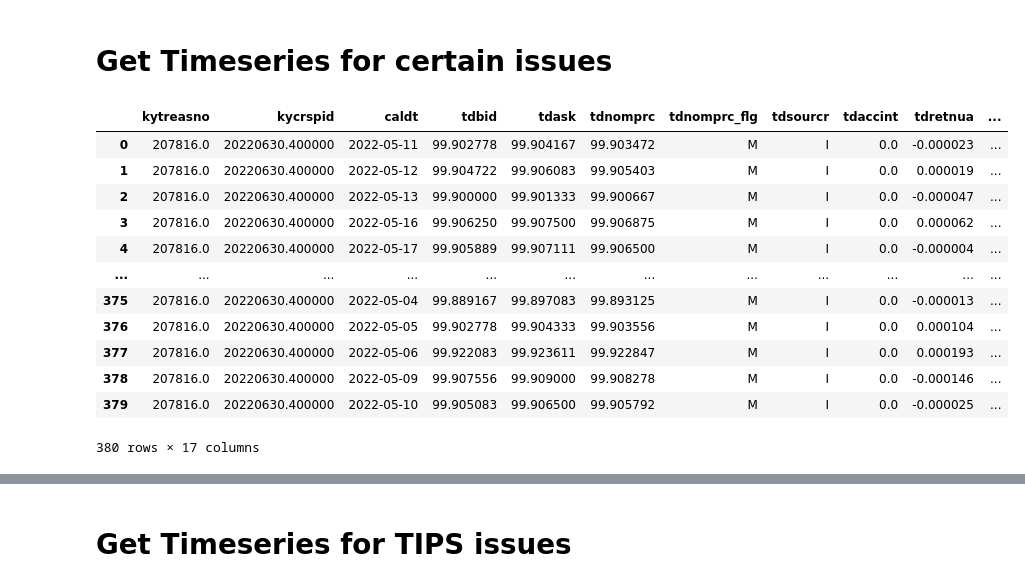
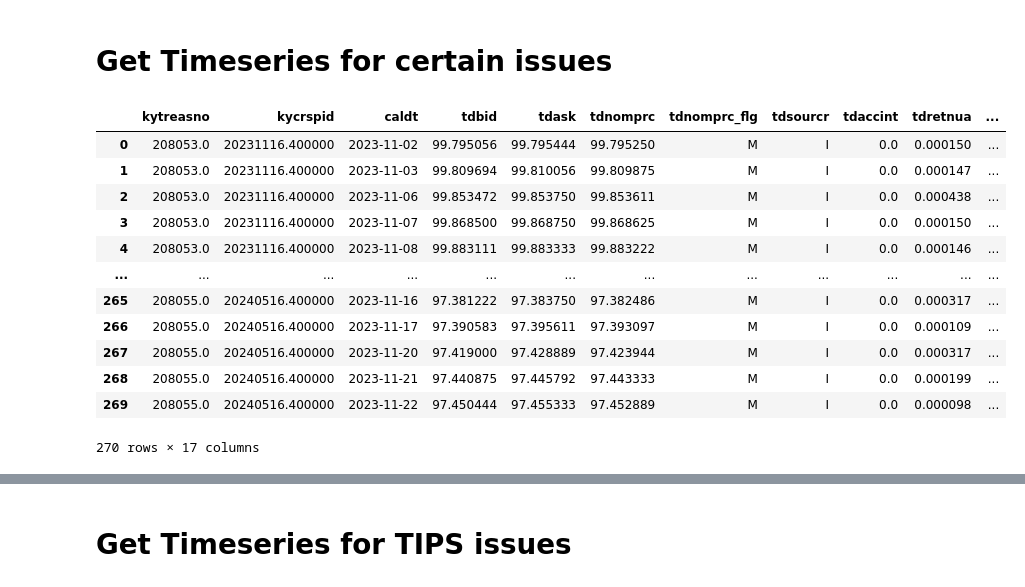
Before and after one commit to MarkHendricks/finm-fixedincome-2024, a Jupyter notebook: build_data/WRDS_Treasuries.ipynb, the cells around one changed output, grey strips where cells are left out. Saved outputs shown, nothing was run; the diff lists cells and outputs as text; code cells hidden in the pictures.

```diff
--- a/build_data/WRDS_Treasuries.ipynb
+++ b/build_data/WRDS_Treasuries.ipynb
@@ -215,27 +300,29 @@ ts
 # %% [markdown]
 # Get Timeseries for certain issues
 # %%
-KEYNO_ts = (207816,207818)
+KEYNO_ts = (208053,208055)
+#KEYNO_ts = (208140,208142)
+#KEYNO_ts = (207816,207818)
 #KEYNO_ts = (206980,207213)
 
 SQL_QUERY = f'select * from crsp_m_treasuries.tfz_dly where kytreasno in {KEYNO_ts}'
 
 ts_issue = db.raw_sql(SQL_QUERY)
 ts_issue
 # %% [output]
 |  | kytreasno | kycrspid | caldt | tdbid | tdask | tdnomprc | tdnomprc_flg | tdsourcr | tdaccint | tdretnua | ... |
-| 0 | 207816.0 | 20220630.400000 | 2022-05-11 | 99.902778 | 99.904167 | 99.903472 | M | I | 0.0 | -0.000023 | ... |
-| 1 | 207816.0 | 20220630.400000 | 2022-05-12 | 99.904722 | 99.906083 | 99.905403 | M | I | 0.0 | 0.000019 | ... |
-| 2 | 207816.0 | 20220630.400000 | 2022-05-13 | 99.900000 | 99.901333 | 99.900667 | M | I | 0.0 | -0.000047 | ... |
-| 3 | 207816.0 | 20220630.400000 | 2022-05-16 | 99.906250 | 99.907500 | 99.906875 | M | I | 0.0 | 0.000062 | ... |
-| 4 | 207816.0 | 20220630.400000 | 2022-05-17 | 99.905889 | 99.907111 | 99.906500 | M | I | 0.0 | -0.000004 | ... |
+| 0 | 208053.0 | 20231116.400000 | 2023-11-02 | 99.795056 | 99.795444 | 99.795250 | M | I | 0.0 | 0.000150 | ... |
+| 1 | 208053.0 | 20231116.400000 | 2023-11-03 | 99.809694 | 99.810056 | 99.809875 | M | I | 0.0 | 0.000147 | ... |
+| 2 | 208053.0 | 20231116.400000 | 2023-11-06 | 99.853472 | 99.853750 | 99.853611 | M | I | 0.0 | 0.000438 | ... |
+| 3 | 208053.0 | 20231116.400000 | 2023-11-07 | 99.868500 | 99.868750 | 99.868625 | M | I | 0.0 | 0.000150 | ... |
+| 4 | 208053.0 | 20231116.400000 | 2023-11-08 | 99.883111 | 99.883333 | 99.883222 | M | I | 0.0 | 0.000146 | ... |
 | ... | ... | ... | ... | ... | ... | ... | ... | ... | ... | ... | ... |
-| 375 | 207816.0 | 20220630.400000 | 2022-05-04 | 99.889167 | 99.897083 | 99.893125 | M | I | 0.0 | -0.000013 | ... |
-| 376 | 207816.0 | 20220630.400000 | 2022-05-05 | 99.902778 | 99.904333 | 99.903556 | M | I | 0.0 | 0.000104 | ... |
-| 377 | 207816.0 | 20220630.400000 | 2022-05-06 | 99.922083 | 99.923611 | 99.922847 | M | I | 0.0 | 0.000193 | ... |
-| 378 | 207816.0 | 20220630.400000 | 2022-05-09 | 99.907556 | 99.909000 | 99.908278 | M | I | 0.0 | -0.000146 | ... |
-| 379 | 207816.0 | 20220630.400000 | 2022-05-10 | 99.905083 | 99.906500 | 99.905792 | M | I | 0.0 | -0.000025 | ... |
+| 265 | 208055.0 | 20240516.400000 | 2023-11-16 | 97.381222 | 97.383750 | 97.382486 | M | I | 0.0 | 0.000317 | ... |
+| 266 | 208055.0 | 20240516.400000 | 2023-11-17 | 97.390583 | 97.395611 | 97.393097 | M | I | 0.0 | 0.000109 | ... |
+| 267 | 208055.0 | 20240516.400000 | 2023-11-20 | 97.419000 | 97.428889 | 97.423944 | M | I | 0.0 | 0.000317 | ... |
+| 268 | 208055.0 | 20240516.400000 | 2023-11-21 | 97.440875 | 97.445792 | 97.443333 | M | I | 0.0 | 0.000199 | ... |
+| 269 | 208055.0 | 20240516.400000 | 2023-11-22 | 97.450444 | 97.455333 | 97.452889 | M | I | 0.0 | 0.000098 | ... |
-380 rows × 17 columns
+270 rows × 17 columns
 # %%
 SQL_QUERY = f'select * from crsp_m_treasuries.tfz_iss where kytreasno in {KEYNO_ts}'
 temp = db.raw_sql(SQL_QUERY)
```
Also changed, not shown: parts of 14 cells of this notebook, 11 other files.
